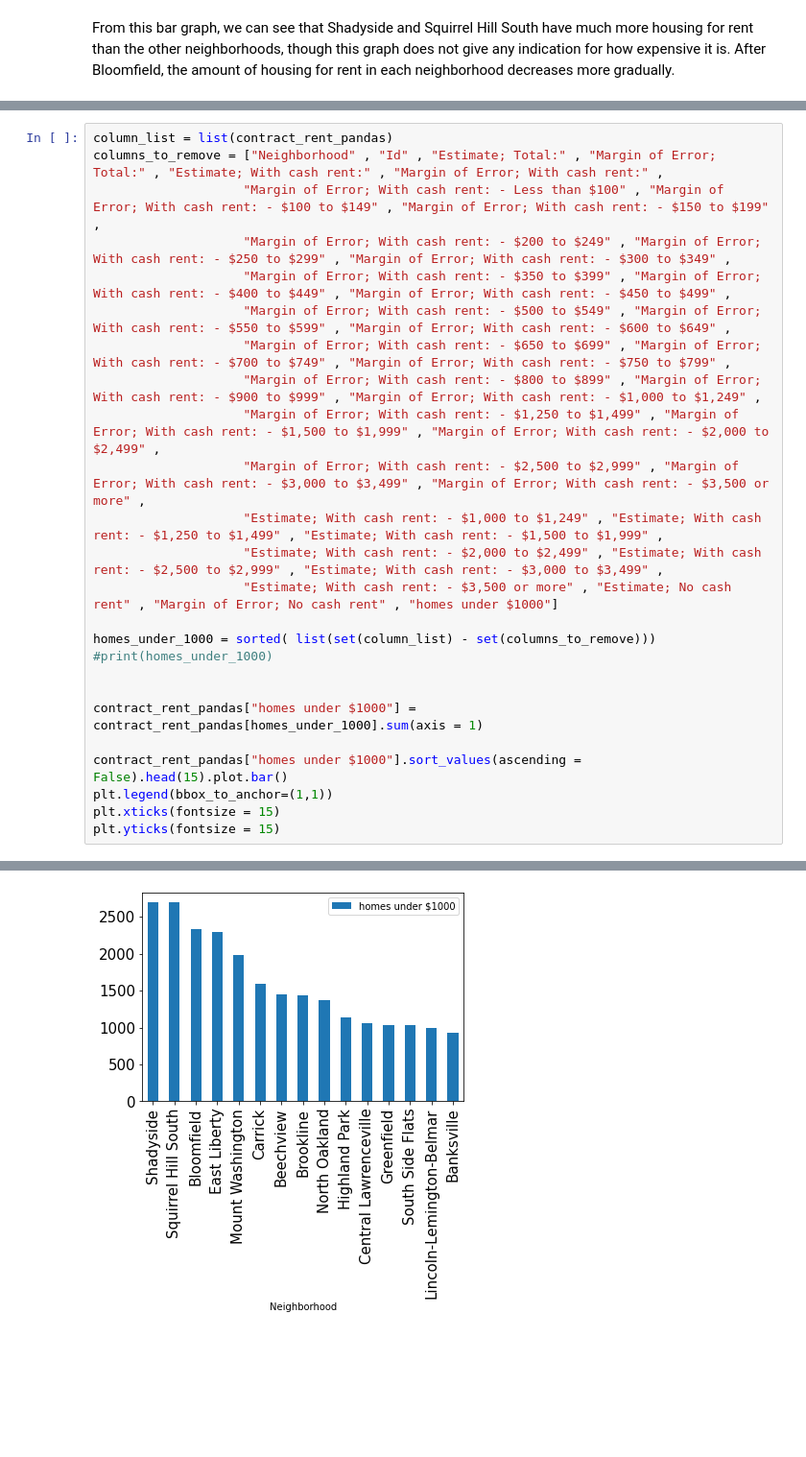
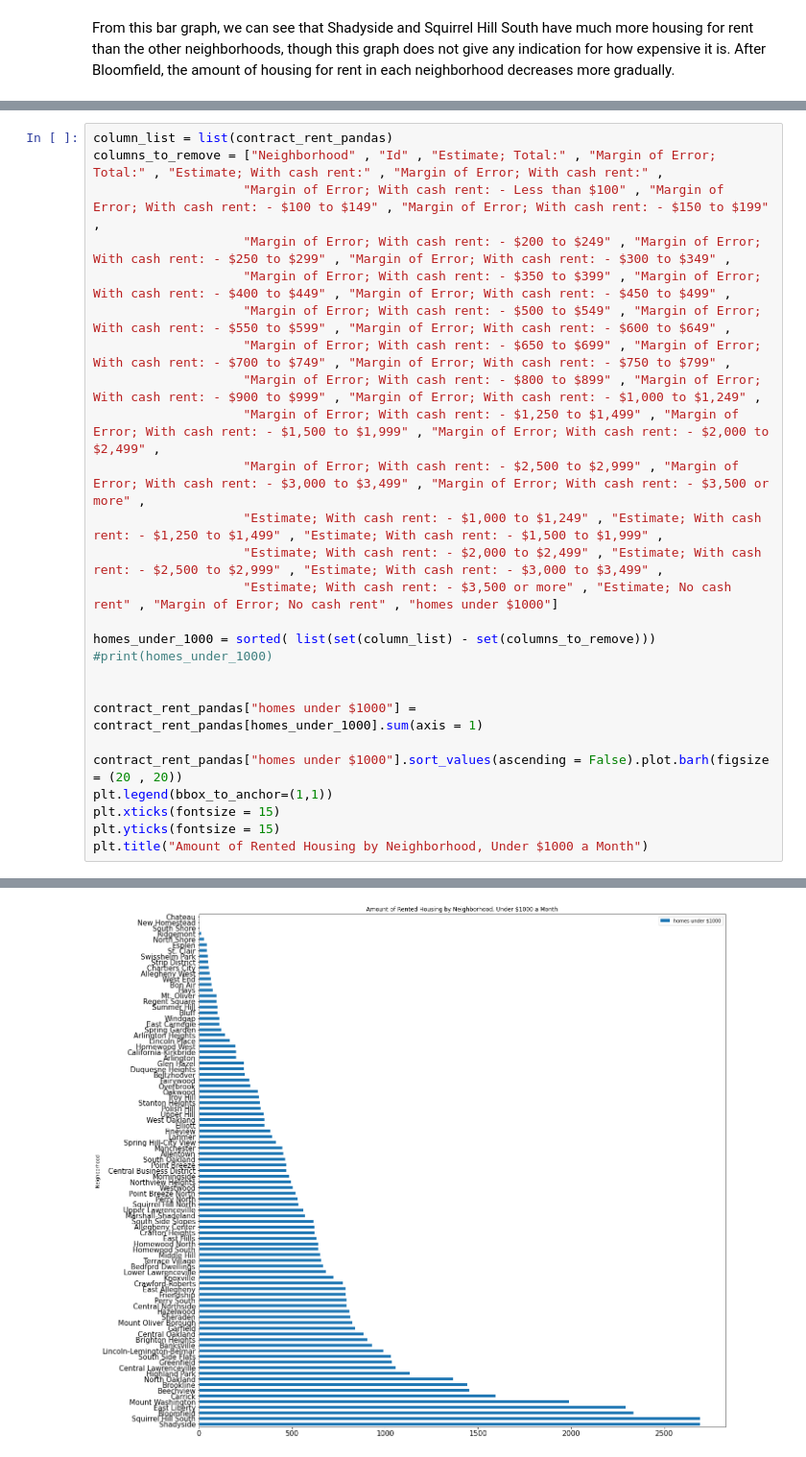
Before and after one commit to mark-sheffield/Final-Project, a Jupyter notebook: Housing-Prices.ipynb, the cells around one changed output, grey strips where cells are left out. Shown at 96% size. Drawn from its saved outputs; the diff is of its cells as text; blank space fills up the shorter version.

```diff
--- a/Housing-Prices.ipynb
+++ b/Housing-Prices.ipynb
@@ -65,8 +65,9 @@ homes_under_1000 = sorted( list(set(column_list) - set(columns_to_remove)))
 
 contract_rent_pandas["homes under $1000"] = contract_rent_pandas[homes_under_1000].sum(axis = 1)
 
-contract_rent_pandas["homes under $1000"].sort_values(ascending = False).head(15).plot.bar()
+contract_rent_pandas["homes under $1000"].sort_values(ascending = False).plot.barh(figsize = (20 , 20))
 plt.legend(bbox_to_anchor=(1,1))
 plt.xticks(fontsize = 15)
 plt.yticks(fontsize = 15)
+plt.title("Amount of Rented Housing by Neighborhood, Under $1000 a Month")
 # %% [output]
@@ -75,2 +75,2 @@ plt.yticks(fontsize = 15)
-[figure, old version]
+[figure, new version]
 # %% [markdown]
```
Also changed, not shown: parts of 27 cells of this notebook.
